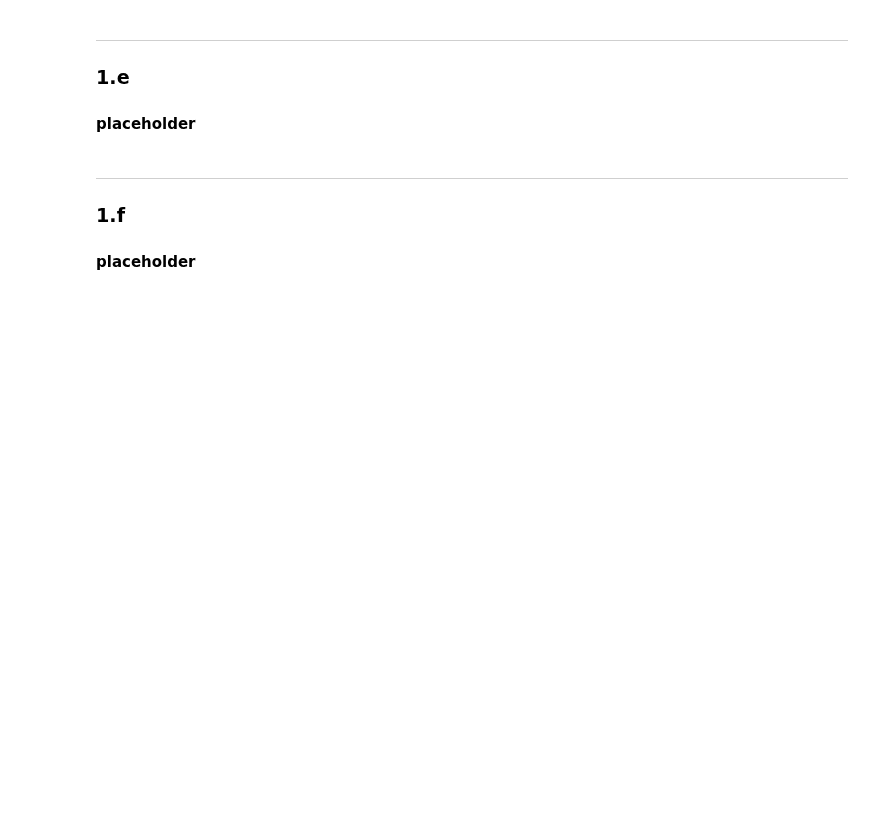
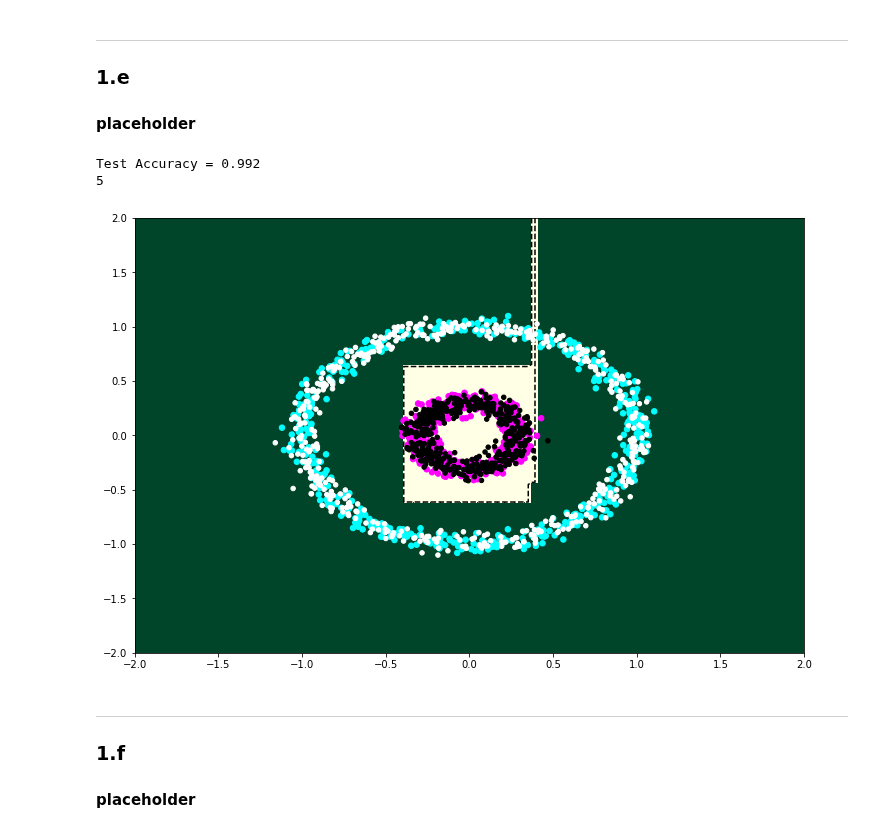
Before and after one commit to vlizanae/INF393, a Jupyter notebook: tarea-3/tarea-3.ipynb, the cells around one changed output. Drawn from its saved outputs; the diff is of its cells as text; code cells hidden in the pictures; blank space fills up the shorter version.

```diff
--- a/tarea-3/tarea-3.ipynb
+++ b/tarea-3/tarea-3.ipynb
@@ -97,6 +152,18 @@ def plot_classifier(clf, X_train, Y_train, X_test, Y_test, model_type):
 ### 1.e
 
 #### placeholder
+# %%
+n_t=8
+clf=sktr.DecisionTreeClassifier(criterion='gini', splitter='best', random_state=0, max_depth=n_t)
+clf.fit(X_train,y_train)
+acc_test = clf.score(X_test,y_test)
+print("Test Accuracy = {}".format(acc_test))
+print(clf.tree_.max_depth)
+plot_classifier(clf, X_train, y_train, X_test, y_test, 'tree')
+# %% [output]
+Test Accuracy = 0.992
+5
+[figure, added]
 # %% [markdown]
 ---
 ### 1.f
```
Also changed, not shown: parts of 26 cells of this notebook, 3 other files.
